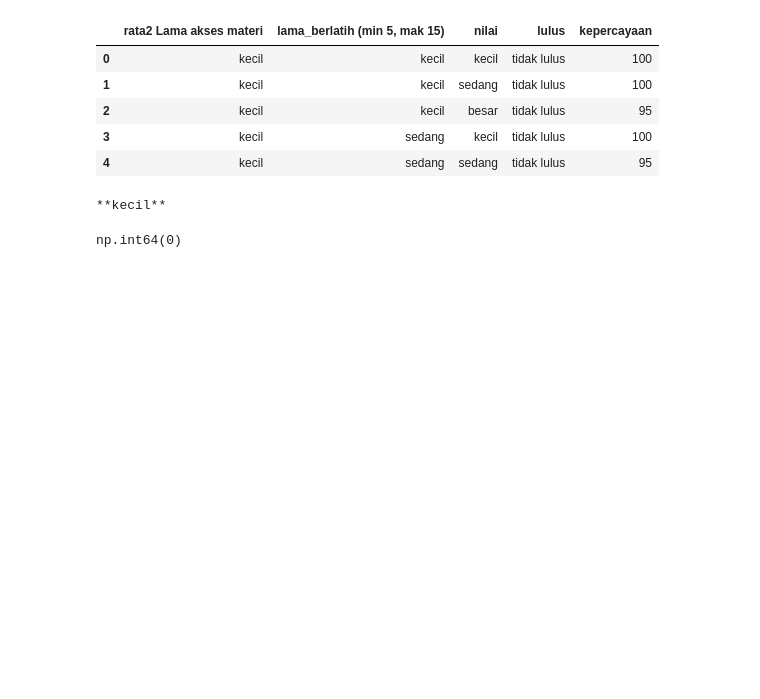
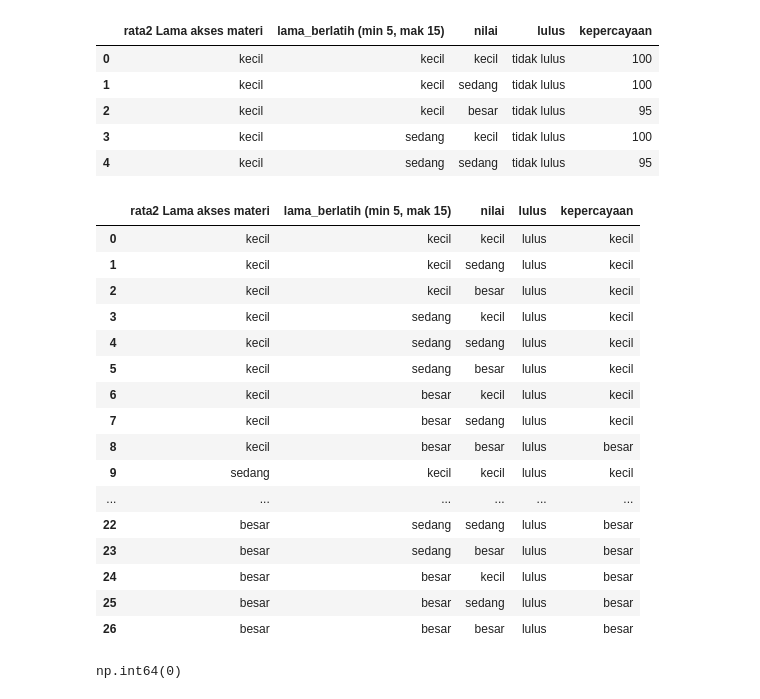
Before and after one commit to LvnnnX/SistemPakar-Fuzzy, a Jupyter notebook: Tugas Fuzzy2.ipynb, the cells around one changed output. Cells and saved outputs as stored; diff of their text form; code cells hidden in the pictures; blank space fills up the shorter version.

```diff
--- a/Tugas Fuzzy2.ipynb
+++ b/Tugas Fuzzy2.ipynb
@@ -55,11 +55,3 @@ df.head()
 | 2 | kecil | kecil | besar | tidak lulus | 95 |
 | 3 | kecil | sedang | kecil | tidak lulus | 100 |
 | 4 | kecil | sedang | sedang | tidak lulus | 95 |
-# %%
-#remove whitespace
-# for key,value in df.iterrows():
-    # df.loc[key,'nilai'] = value['nilai'].strip()
-    # print(f"**{value['nilai']}**")
-print(f"**{df.loc[0,'nilai']}**")
-# %% [output]
-**kecil**
@@ -66,3 +64,32 @@ print(f"**{df.loc[0,'nilai']}**")
+# %%
+#ubah dari angka menjadi kecil, sedang, besar
+for iter1, row in df.iterrows() :
+    if row['kepercayaan'] < 25 :
+        df.loc[iter1, 'kepercayaan'] = 'kecil'
+    elif row['kepercayaan'] < 75 :
+        df.loc[iter1, 'kepercayaan'] = 'sedang'
+    else :
+        df.loc[iter1, 'kepercayaan'] = 'besar'
+# %%
+df
+# %% [output]
+|  | rata2 Lama akses materi | lama_berlatih (min 5, mak 15) | nilai | lulus | kepercayaan |
+| 0 | kecil | kecil | kecil | lulus | kecil |
+| 1 | kecil | kecil | sedang | lulus | kecil |
+| 2 | kecil | kecil | besar | lulus | kecil |
+| 3 | kecil | sedang | kecil | lulus | kecil |
+| 4 | kecil | sedang | sedang | lulus | kecil |
+| 5 | kecil | sedang | besar | lulus | kecil |
+| 6 | kecil | besar | kecil | lulus | kecil |
+| 7 | kecil | besar | sedang | lulus | kecil |
+| 8 | kecil | besar | besar | lulus | besar |
+| 9 | sedang | kecil | kecil | lulus | kecil |
+| ... | ... | ... | ... | ... | ... |
+| 22 | besar | sedang | sedang | lulus | besar |
+| 23 | besar | sedang | besar | lulus | besar |
+| 24 | besar | besar | kecil | lulus | besar |
+| 25 | besar | besar | sedang | lulus | besar |
+| 26 | besar | besar | besar | lulus | besar |
 # %%
 df.columns
 df.duplicated().sum()
```
Also changed, not shown: parts of 21 cells of this notebook, 4 other files.
